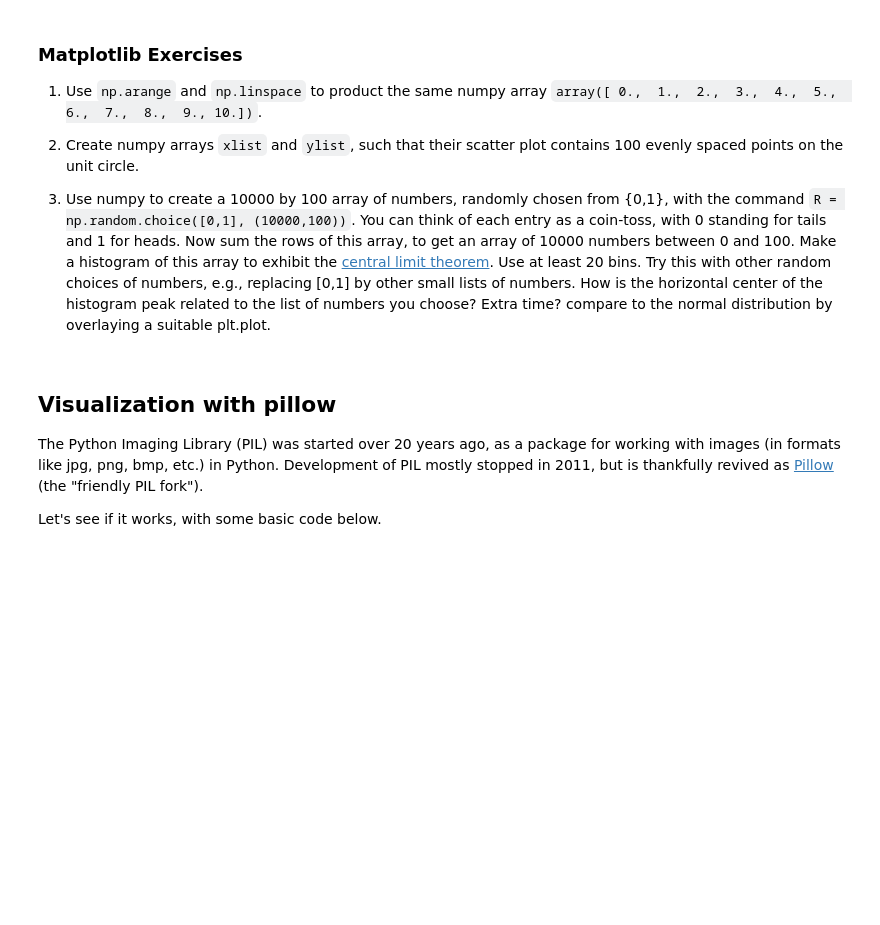
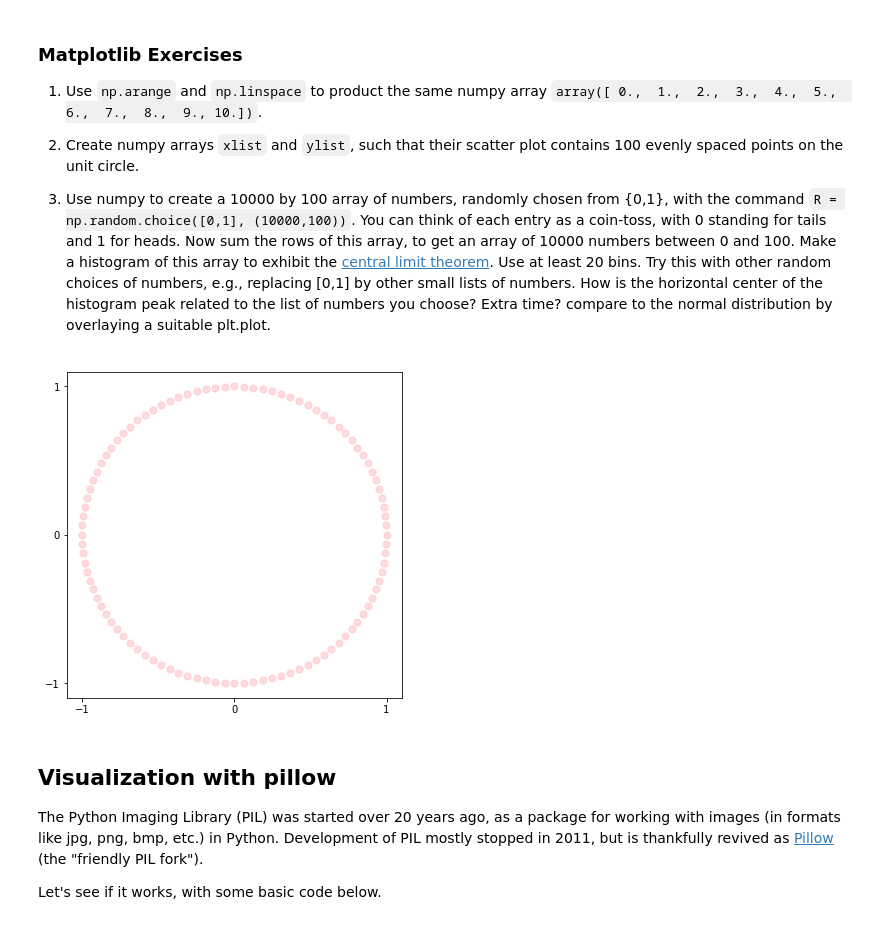
Before and after one commit to Gavin-Moss/Python-for-Math, a Jupyter notebook: P4M_Notebook_4.ipynb, the cells around one changed output. Cells and saved outputs as stored; diff of their text form; code cells hidden in the pictures; blank space fills up the shorter version.

```diff
--- a/P4M_Notebook_4.ipynb
+++ b/P4M_Notebook_4.ipynb
@@ -675,3 +693,20 @@ The command `np.linspace(start, stop, length)` creates a numpy array that begins
+# %%
+
+xlist = np.arange(0,2*np.pi,np.pi/50)
+ylist = np.arange(0,2*np.pi,np.pi/50)
+
+sinlist = np.sin(xlist)
+coslist = np.cos(xlist)
+
+plt.figure(figsize=(6,6))
+
+plt.xticks(np.arange(-1,2))
+plt.yticks(np.arange(-1,2))
+
+plt.scatter(coslist,sinlist, alpha = 0.5, c='lightpink', s=50)
+plt.show()
+# %% [output]
+[figure, added]
 # %% [markdown]
 ## Visualization with pillow
 
```
Also changed, not shown: parts of 7 cells of this notebook.
